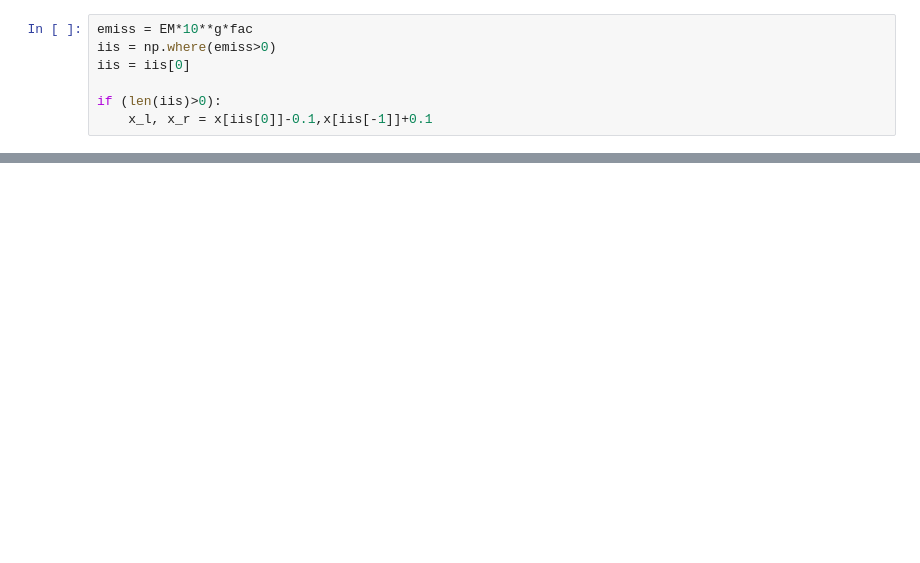
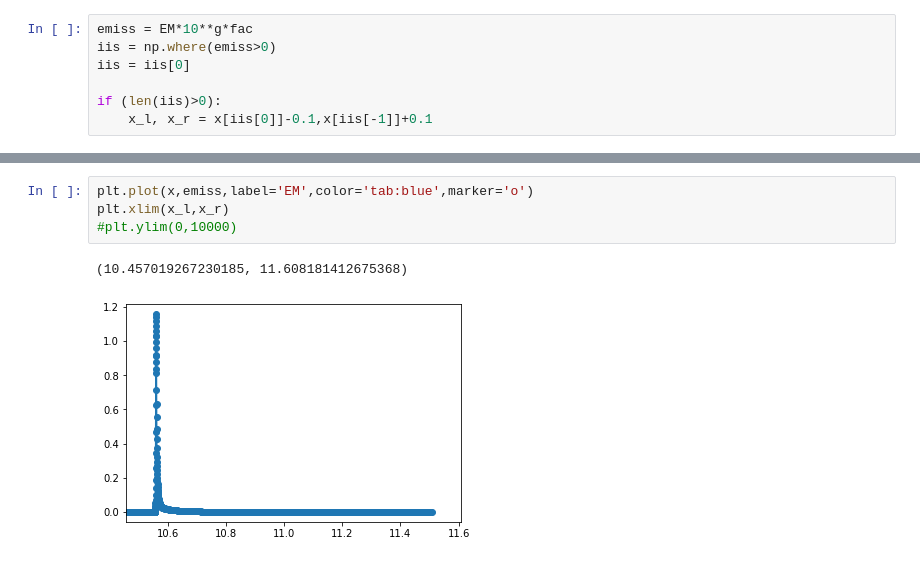
Before and after one commit to wilashfie/synth_spec, a Jupyter notebook: plot_all.ipynb, the cells around one changed output, grey strips where cells are left out. Cells and saved outputs as stored; diff of their text form; blank space fills up the shorter version.

```diff
--- a/plot_all.ipynb
+++ b/plot_all.ipynb
@@ -74,0 +84,7 @@ ax3.set_xticks(np.arange(1402, 1405, 1))
+# %%
+plt.plot(x,emiss,label='EM',color='tab:blue',marker='o')
+plt.xlim(x_l,x_r)
+#plt.ylim(0,10000)
+# %% [output]
+(10.457019267230185, 11.608181412675368)
+[figure, added]
```
Also changed, not shown: parts of 6 cells of this notebook, 4 other files.
